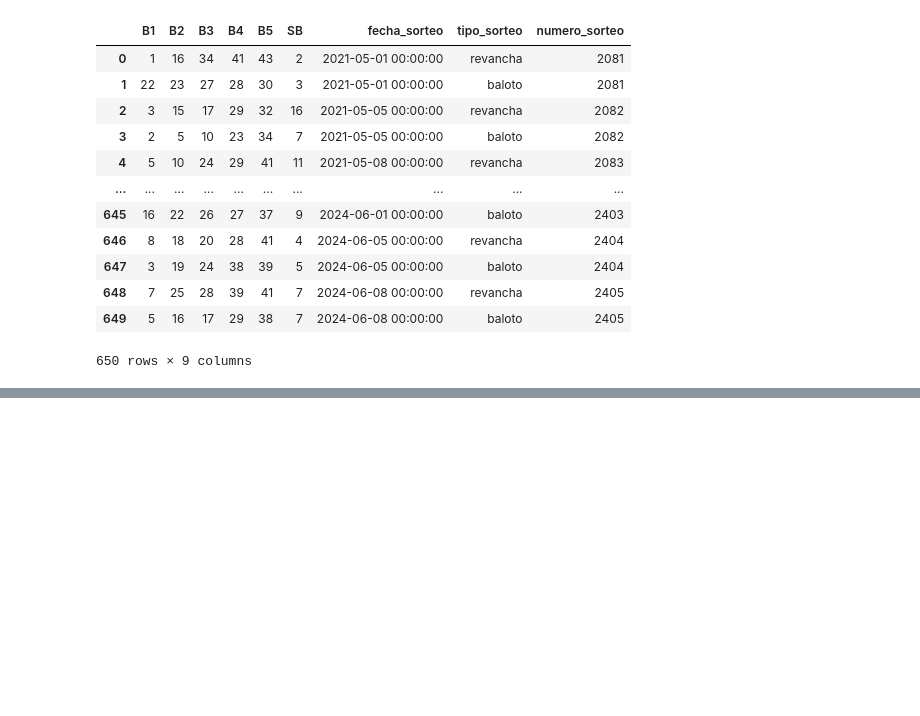
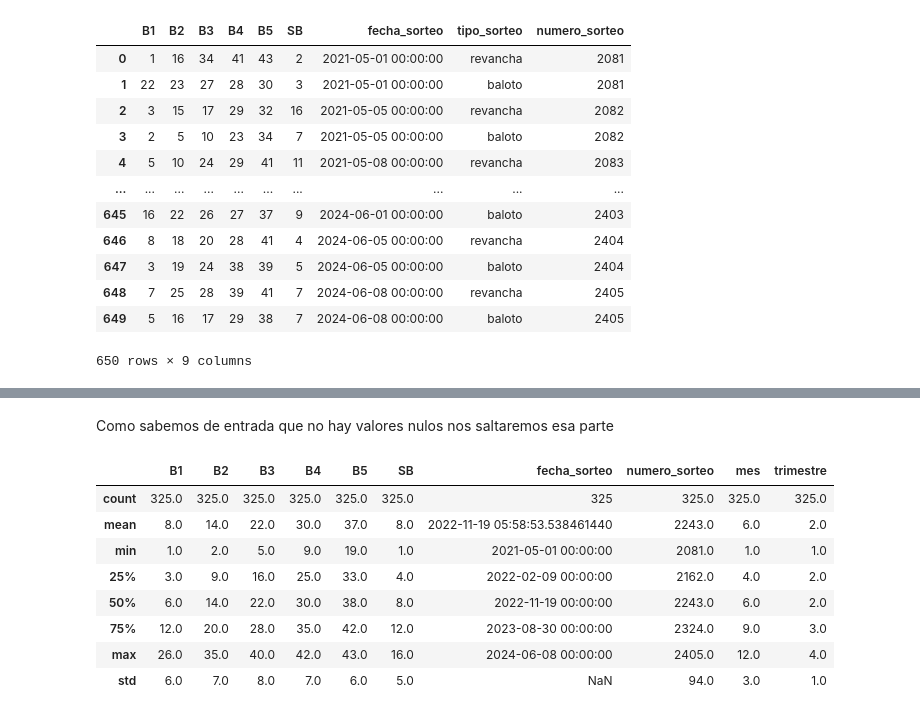
Before and after one commit to sebastian9610/Frogames, a Jupyter notebook: Semana-data-science/Project-Baloto.ipynb, the cells around one changed output, grey strips where cells are left out. Cells and saved outputs as stored; diff of their text form; code cells hidden in the pictures; blank space fills up the shorter version.

```diff
--- a/Semana-data-science/Project-Baloto.ipynb
+++ b/Semana-data-science/Project-Baloto.ipynb
@@ -174,0 +244,14 @@ data.to_csv('historico_baloto_revancha.csv', index=False)
+# %% [markdown]
+Como sabemos de entrada que no hay valores nulos nos saltaremos esa parte
+# %%
+df_baloto_revancha[df_baloto_revancha['tipo_sorteo'] == 'baloto'].describe().round(0)
+# %% [output]
+|  | B1 | B2 | B3 | B4 | B5 | SB | fecha_sorteo | numero_sorteo | mes | trimestre |
+| count | 325.0 | 325.0 | 325.0 | 325.0 | 325.0 | 325.0 | 325 | 325.0 | 325.0 | 325.0 |
+| mean | 8.0 | 14.0 | 22.0 | 30.0 | 37.0 | 8.0 | 2022-11-19 05:58:53.538461440 | 2243.0 | 6.0 | 2.0 |
+| min | 1.0 | 2.0 | 5.0 | 9.0 | 19.0 | 1.0 | 2021-05-01 00:00:00 | 2081.0 | 1.0 | 1.0 |
+| 25% | 3.0 | 9.0 | 16.0 | 25.0 | 33.0 | 4.0 | 2022-02-09 00:00:00 | 2162.0 | 4.0 | 2.0 |
+| 50% | 6.0 | 14.0 | 22.0 | 30.0 | 38.0 | 8.0 | 2022-11-19 00:00:00 | 2243.0 | 6.0 | 2.0 |
+| 75% | 12.0 | 20.0 | 28.0 | 35.0 | 42.0 | 12.0 | 2023-08-30 00:00:00 | 2324.0 | 9.0 | 3.0 |
+| max | 26.0 | 35.0 | 40.0 | 42.0 | 43.0 | 16.0 | 2024-06-08 00:00:00 | 2405.0 | 12.0 | 4.0 |
+| std | 6.0 | 7.0 | 8.0 | 7.0 | 6.0 | 5.0 | NaN | 94.0 | 3.0 | 1.0 |
```
Also changed, not shown: parts of 20 cells of this notebook, 4 other files.
